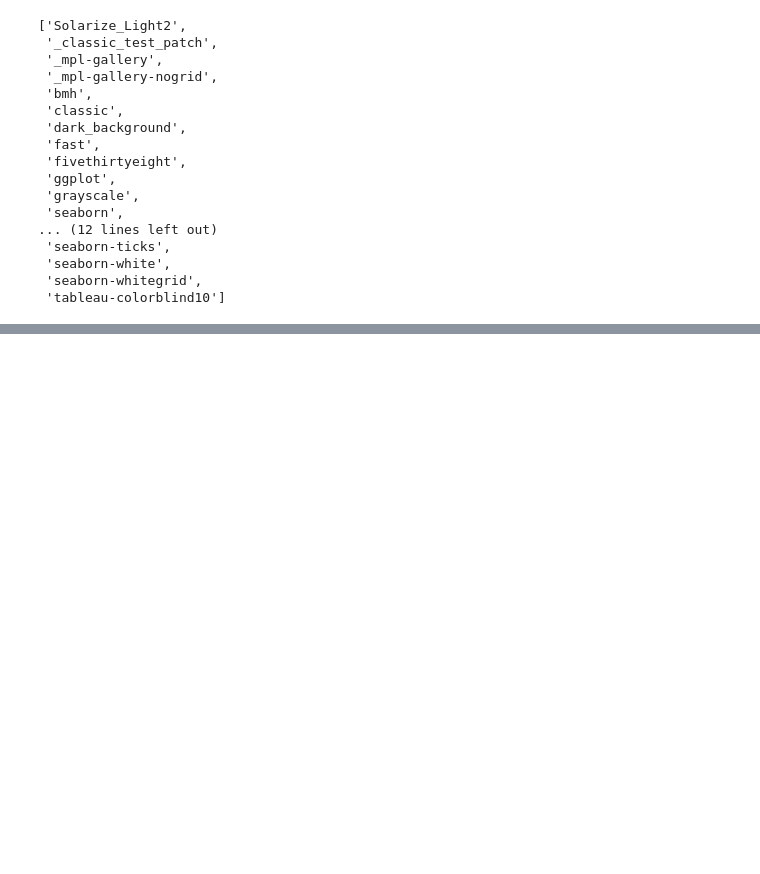
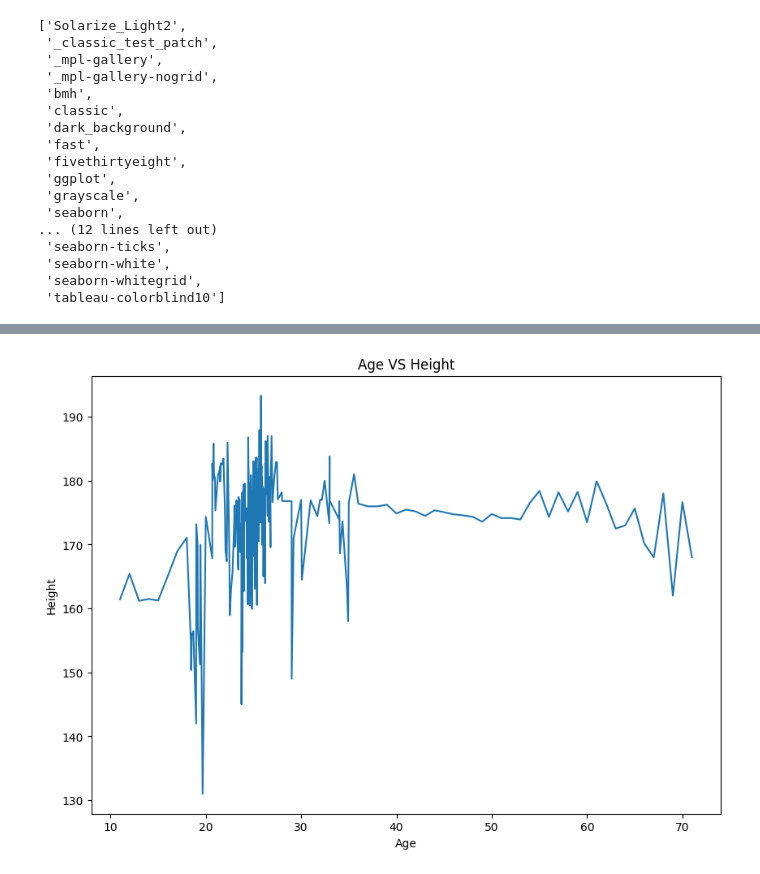
Before and after one commit to HarshitDawar55/Python_Training_Feb_2024_CI, a Jupyter notebook: EDA.ipynb, the cells around one changed output, grey strips where cells are left out. Cells and saved outputs as stored; diff of their text form; code cells hidden in the pictures; blank space fills up the shorter version.

```diff
--- a/EDA.ipynb
+++ b/EDA.ipynb
@@ -293,0 +301,3 @@ plt.style.available
+# %%
+data = pd.read_csv("Olympics.csv")
+data.head()
@@ -293,0 +311,7 @@ plt.style.available
+# %%
+plt.figure(figsize = (10, 7))
+sns.lineplot(data = data, x = "Age", y = "Height", errorbar = None)
+plt.title("Age VS Height")
+plt.show()
+# %% [output]
+[figure, added]
```
Also changed, not shown: parts of 35 cells of this notebook.
